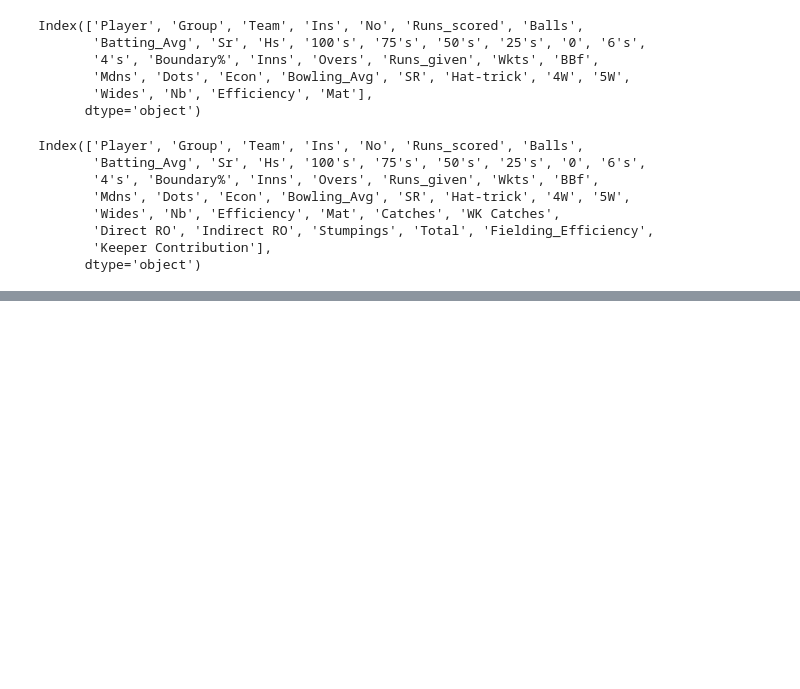
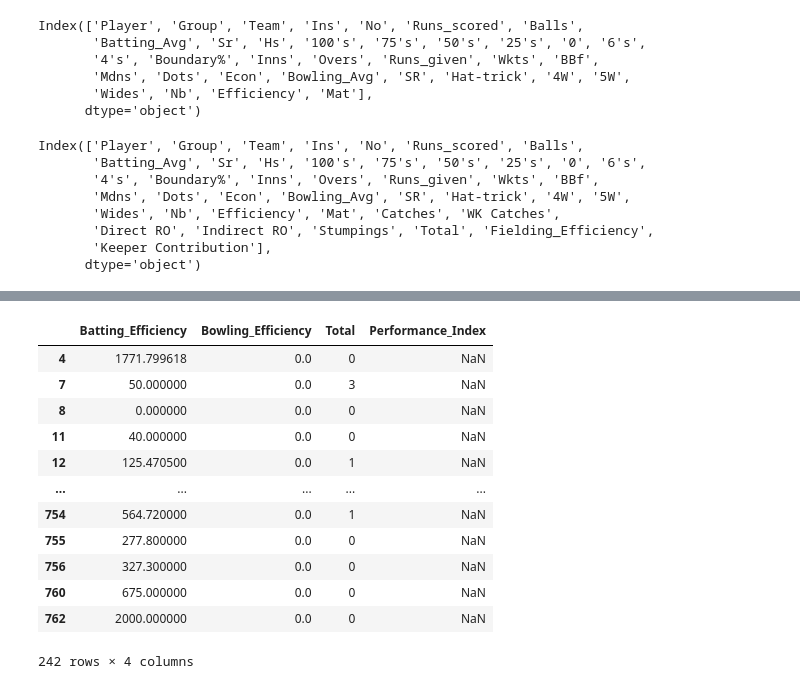
Before and after one commit to shaifalipatwal/NTCA-Cricket-Data-Analysis, a Jupyter notebook: NTCA Champions Division Analysis.ipynb, the cells around one changed output, grey strips where cells are left out. Cells and saved outputs as stored; diff of their text form; code cells hidden in the pictures; blank space fills up the shorter version.

```diff
--- a/NTCA Champions Division Analysis.ipynb
+++ b/NTCA Champions Division Analysis.ipynb
@@ -835,0 +844,10 @@ plt.show()
+# %%
+# Batting Efficiency
+cric_df['Batting_Efficiency']=cric_df["Batting_Avg"]*cric_df["Sr"]
+# %%
+# Bowling Efficiency
+cric_df['Bowling_Efficiency'] = cric_df['Wkts'] / cric_df['Econ']
+# %%
+# Overall Player Performance Index:
+# Weighted combination of batting, bowling, and fielding metrics.
+cric_df['Performance_Index'] = (cric_df['Batting_Efficiency'] + cric_df['Bowling_Efficiency'] + cric_df['Total']) / 3
@@ -835,0 +915,3 @@ plt.show()
+# %%
+# Filling na values by 0
+cric_df["Bowling_Efficiency"].fillna(0,inplace=True)
@@ -835,0 +925,18 @@ plt.show()
+# %%
+# cric_df['Performance_Index'] = (cric_df['Batting_Efficiency'] + cric_df['Bowling_Efficiency'] + cric_df['Total']) / 3
+# There are 240 values which are null
+cric_df[(cric_df['Performance_Index'].isna()) | (cric_df['Performance_Index']==" ")][["Batting_Efficiency","Bowling_Efficiency","Total","Performance_Index"]]
+# %% [output]
+|  | Batting_Efficiency | Bowling_Efficiency | Total | Performance_Index |
+| 4 | 1771.799618 | 0.0 | 0 | NaN |
+| 7 | 50.000000 | 0.0 | 3 | NaN |
+| 8 | 0.000000 | 0.0 | 0 | NaN |
+| 11 | 40.000000 | 0.0 | 0 | NaN |
+| 12 | 125.470500 | 0.0 | 1 | NaN |
+| ... | ... | ... | ... | ... |
+| 754 | 564.720000 | 0.0 | 1 | NaN |
+| 755 | 277.800000 | 0.0 | 0 | NaN |
+| 756 | 327.300000 | 0.0 | 0 | NaN |
+| 760 | 675.000000 | 0.0 | 0 | NaN |
+| 762 | 2000.000000 | 0.0 | 0 | NaN |
+242 rows × 4 columns
```
Also changed, not shown: parts of 75 cells of this notebook.
